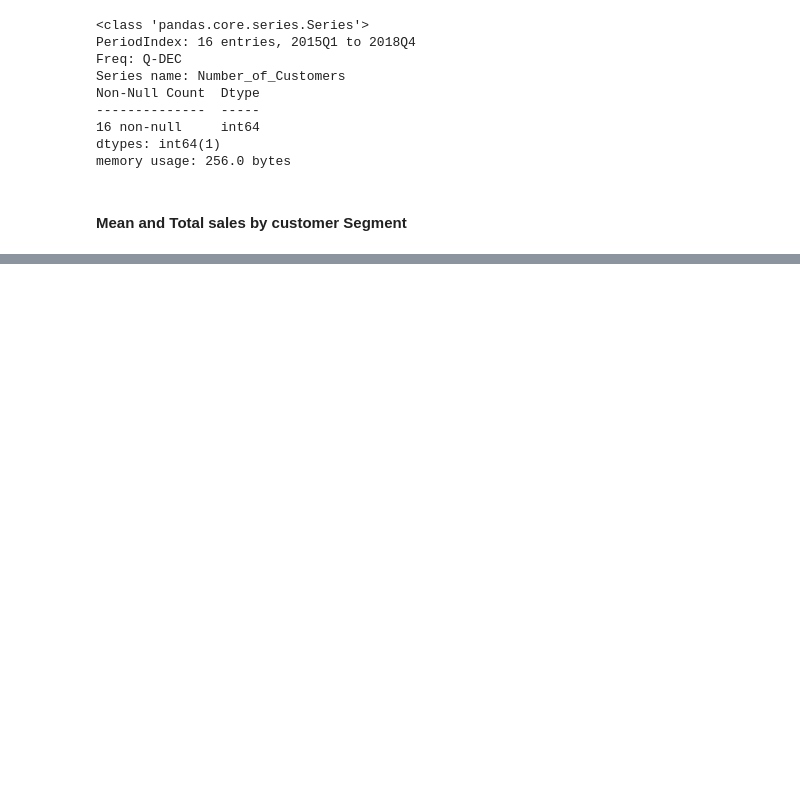
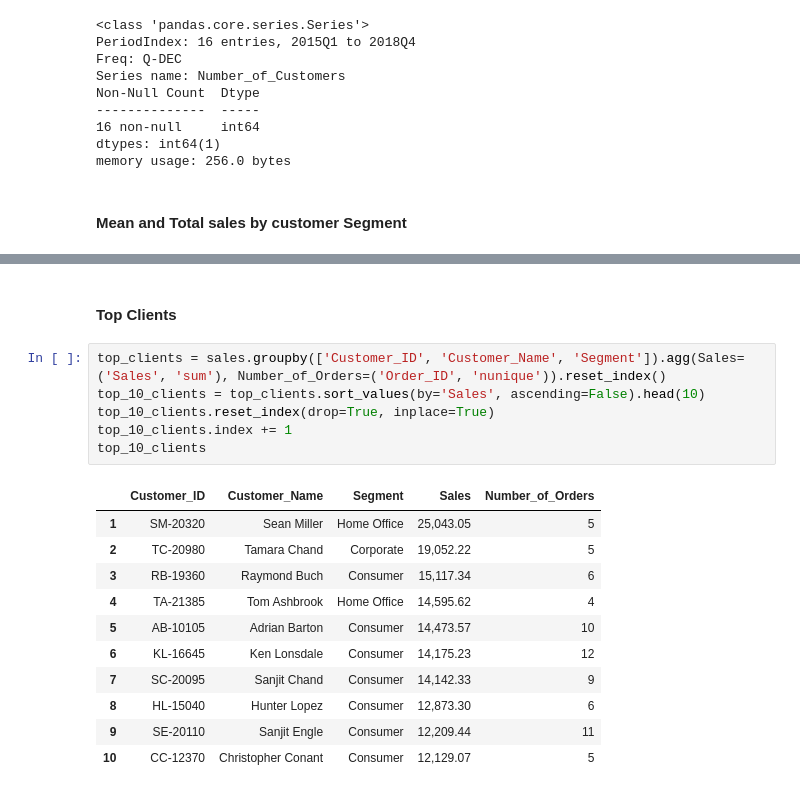
Before and after one commit to paulinassss/SalesForecasting, a Jupyter notebook: dataanalysis.ipynb, the cells around one changed output, grey strips where cells are left out. Cells and saved outputs as stored; diff of their text form; blank space fills up the shorter version.

Commit message:
Finish Customer Insights section

```diff
--- a/dataanalysis.ipynb
+++ b/dataanalysis.ipynb
@@ -794,0 +799,20 @@ order_sales
+# %% [markdown]
+#### Top Clients
+# %%
+top_clients = sales.groupby(['Customer_ID', 'Customer_Name', 'Segment']).agg(Sales=('Sales', 'sum'), Number_of_Orders=('Order_ID', 'nunique')).reset_index()
+top_10_clients = top_clients.sort_values(by='Sales', ascending=False).head(10)
+top_10_clients.reset_index(drop=True, inplace=True)
+top_10_clients.index += 1
+top_10_clients
+# %% [output]
+|  | Customer_ID | Customer_Name | Segment | Sales | Number_of_Orders |
+| 1 | SM-20320 | Sean Miller | Home Office | 25,043.05 | 5 |
+| 2 | TC-20980 | Tamara Chand | Corporate | 19,052.22 | 5 |
+| 3 | RB-19360 | Raymond Buch | Consumer | 15,117.34 | 6 |
+| 4 | TA-21385 | Tom Ashbrook | Home Office | 14,595.62 | 4 |
+| 5 | AB-10105 | Adrian Barton | Consumer | 14,473.57 | 10 |
+| 6 | KL-16645 | Ken Lonsdale | Consumer | 14,175.23 | 12 |
+| 7 | SC-20095 | Sanjit Chand | Consumer | 14,142.33 | 9 |
+| 8 | HL-15040 | Hunter Lopez | Consumer | 12,873.30 | 6 |
+| 9 | SE-20110 | Sanjit Engle | Consumer | 12,209.44 | 11 |
+| 10 | CC-12370 | Christopher Conant | Consumer | 12,129.07 | 5 |
```
Also changed, not shown: parts of 6 cells of this notebook, 2 other files.
